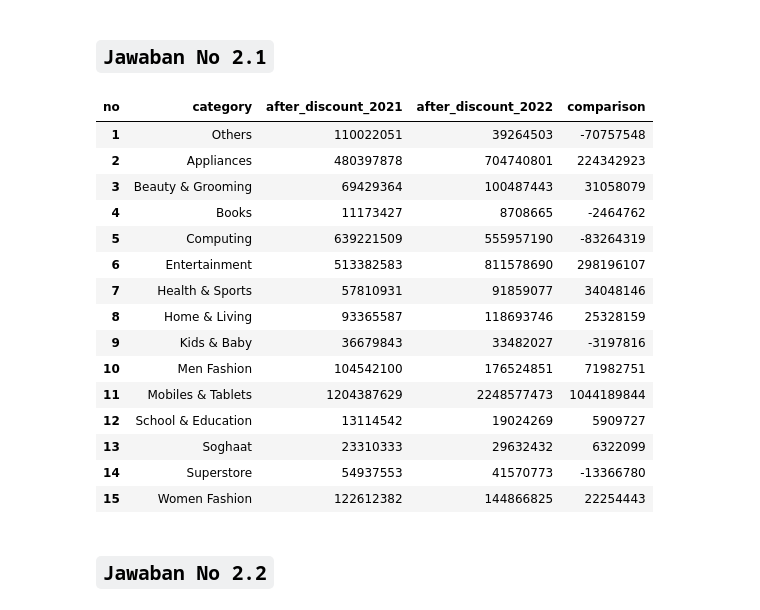
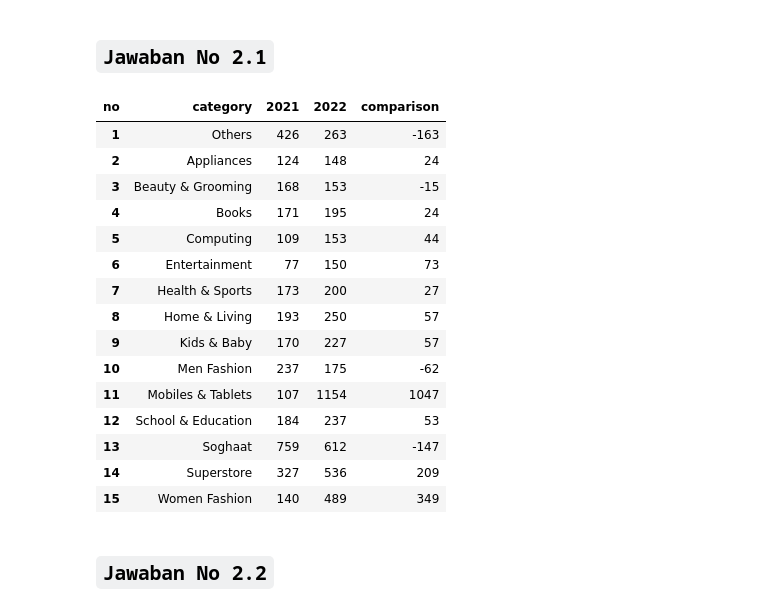
Before and after one commit to rizky-syahputra/python_for_da, a Jupyter notebook: Python_sales_analysis_pandas.ipynb, the cells around one changed output. Cells and saved outputs as stored; diff of their text form; code cells hidden in the pictures.

```diff
--- a/Python_sales_analysis_pandas.ipynb
+++ b/Python_sales_analysis_pandas.ipynb
@@ -283,34 +283,33 @@ Regards
 # %% [markdown]
 ## `Jawaban No 2.1`
 # %%
-merged_df = df_sd.merge(df_od, left_on='id', right_on='sku_id')
+merged_df = df_sd.merge(df_od[df_od['is_valid'] == 1], left_on='id', right_on='sku_id')
 merged_df['order_date'] = pd.to_datetime(merged_df['order_date'])
 merged_df['no'] = pd.to_datetime(merged_df['order_date']).dt.year
 
-sales = merged_df.groupby(['category', 'no'])['after_discount'].sum().unstack(fill_value=0).astype(int)
+sales = merged_df.groupby(['category', 'no'])['qty_ordered'].sum().unstack(fill_value=0).astype(int)
 sales['comparison'] = sales[2022] - sales[2021]
-sales = pd.concat([pd.DataFrame(sales.loc['Others']).transpose(), sales.drop('Others')])
-          .reset_index().rename(columns={'index': 'category'})
+sales = pd.concat([pd.DataFrame(sales.loc['Others']).transpose(), sales.drop('Others')]).reset_index().rename(columns={'index': 'category'})
 sales.index = sales.index + 1
 
 sales
 # %% [output]
-| no | category | after_discount_2021 | after_discount_2022 | comparison |
-| 1 | Others | 110022051 | 39264503 | -70757548 |
-| 2 | Appliances | 480397878 | 704740801 | 224342923 |
-| 3 | Beauty & Grooming | 69429364 | 100487443 | 31058079 |
-| 4 | Books | 11173427 | 8708665 | -2464762 |
-| 5 | Computing | 639221509 | 555957190 | -83264319 |
-| 6 | Entertainment | 513382583 | 811578690 | 298196107 |
-| 7 | Health & Sports | 57810931 | 91859077 | 34048146 |
-| 8 | Home & Living | 93365587 | 118693746 | 25328159 |
-| 9 | Kids & Baby | 36679843 | 33482027 | -3197816 |
-| 10 | Men Fashion | 104542100 | 176524851 | 71982751 |
-| 11 | Mobiles & Tablets | 1204387629 | 2248577473 | 1044189844 |
-| 12 | School & Education | 13114542 | 19024269 | 5909727 |
-| 13 | Soghaat | 23310333 | 29632432 | 6322099 |
-| 14 | Superstore | 54937553 | 41570773 | -13366780 |
-| 15 | Women Fashion | 122612382 | 144866825 | 22254443 |
+| no | category | 2021 | 2022 | comparison |
+| 1 | Others | 426 | 263 | -163 |
+| 2 | Appliances | 124 | 148 | 24 |
+| 3 | Beauty & Grooming | 168 | 153 | -15 |
+| 4 | Books | 171 | 195 | 24 |
+| 5 | Computing | 109 | 153 | 44 |
+| 6 | Entertainment | 77 | 150 | 73 |
+| 7 | Health & Sports | 173 | 200 | 27 |
+| 8 | Home & Living | 193 | 250 | 57 |
+| 9 | Kids & Baby | 170 | 227 | 57 |
+| 10 | Men Fashion | 237 | 175 | -62 |
+| 11 | Mobiles & Tablets | 107 | 1154 | 1047 |
+| 12 | School & Education | 184 | 237 | 53 |
+| 13 | Soghaat | 759 | 612 | -147 |
+| 14 | Superstore | 327 | 536 | 209 |
+| 15 | Women Fashion | 140 | 489 | 349 |
 # %% [markdown]
 ## `Jawaban No 2.2`
 # %%
```
Also changed, not shown: parts of 6 cells of this notebook.
